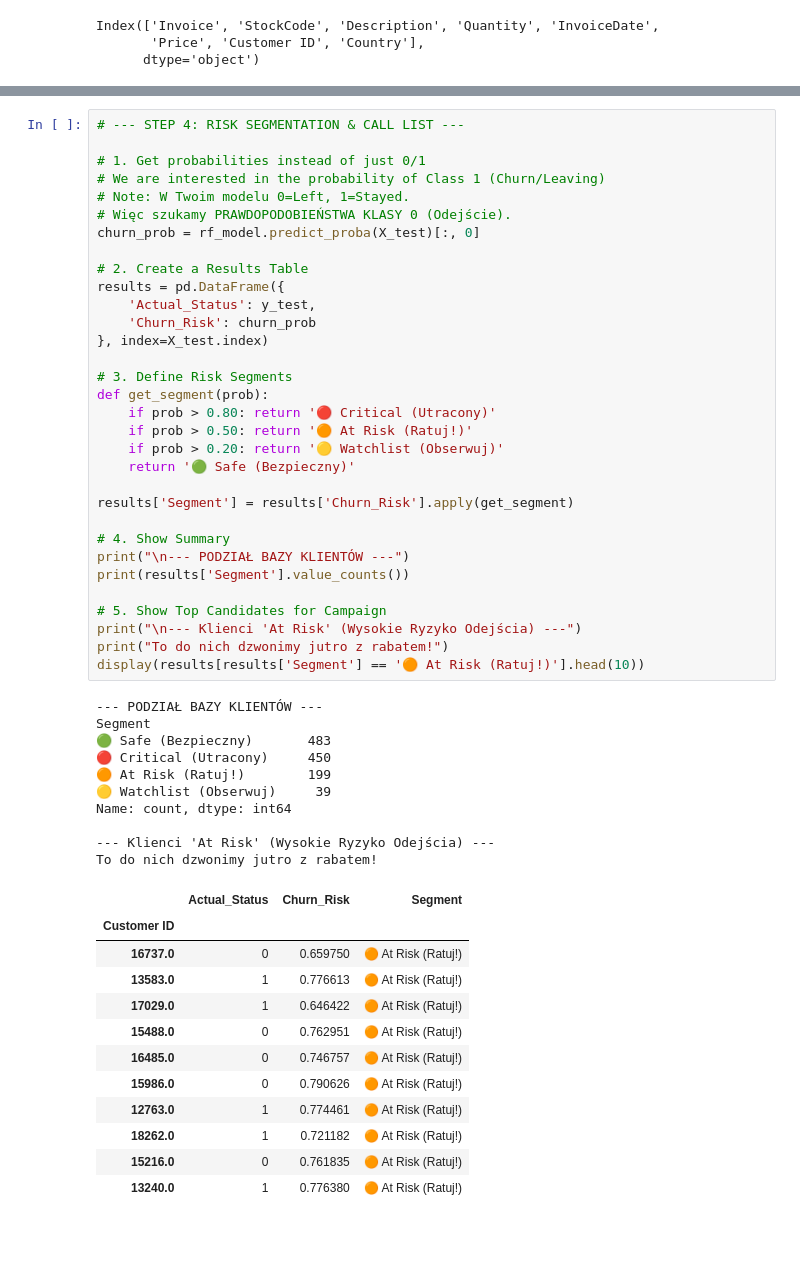
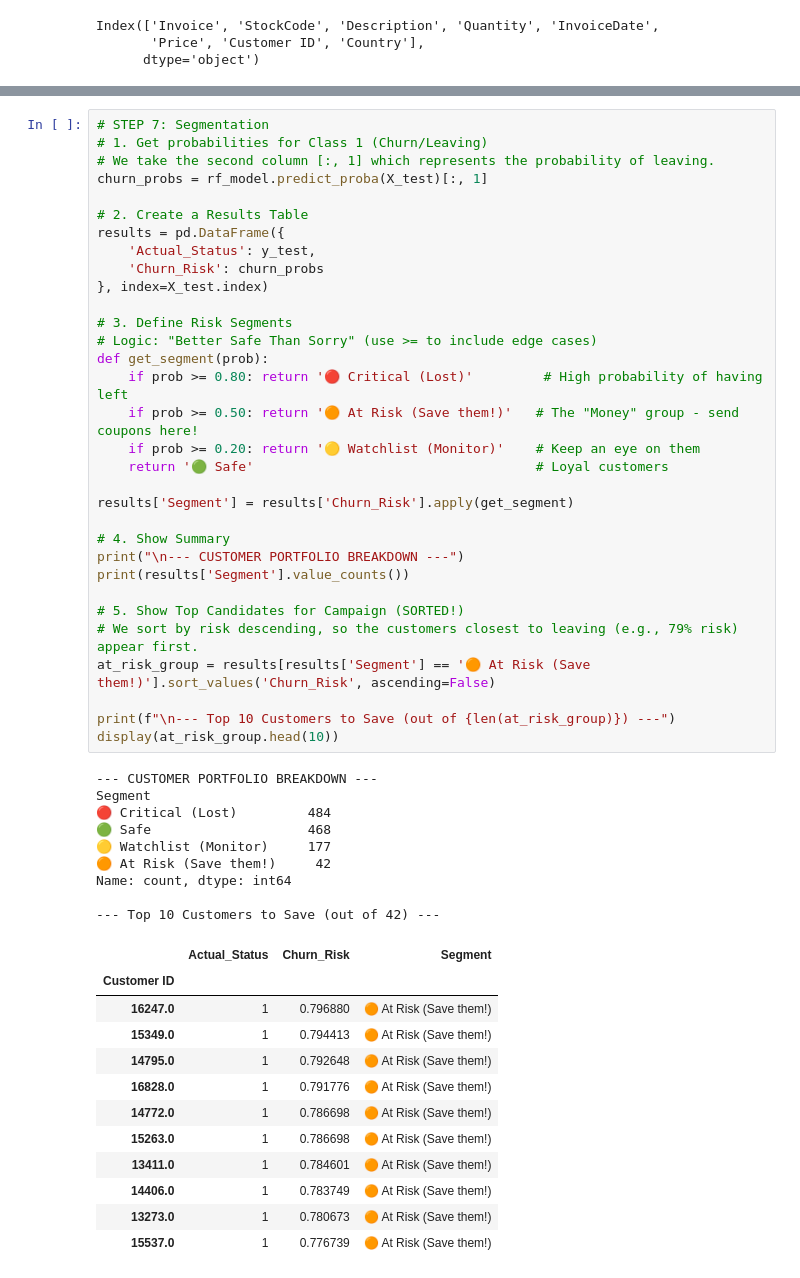
Before and after one commit to NovyQuant/Retention-Analysis-Churn-Risk-Scoring-System, a Jupyter notebook: Retention-Analysis.ipynb, the cells around one changed output, grey strips where cells are left out. Cells and saved outputs as stored; diff of their text form; blank space fills up the shorter version.

```diff
--- a/Retention-Analysis.ipynb
+++ b/Retention-Analysis.ipynb
@@ -235,55 +267,54 @@ print(feature_importance_df)
 # %%
-# --- STEP 4: RISK SEGMENTATION & CALL LIST ---
-
-# 1. Get probabilities instead of just 0/1
-# We are interested in the probability of Class 1 (Churn/Leaving)
-# Note: W Twoim modelu 0=Left, 1=Stayed.
-# Więc szukamy PRAWDOPODOBIEŃSTWA KLASY 0 (Odejście).
-churn_prob = rf_model.predict_proba(X_test)[:, 0]
+# STEP 7: Segmentation
+# 1. Get probabilities for Class 1 (Churn/Leaving)
+# We take the second column [:, 1] which represents the probability of leaving.
+churn_probs = rf_model.predict_proba(X_test)[:, 1]
 
 # 2. Create a Results Table
 results = pd.DataFrame({
     'Actual_Status': y_test,
-    'Churn_Risk': churn_prob
+    'Churn_Risk': churn_probs
 }, index=X_test.index)
 
 # 3. Define Risk Segments
+# Logic: "Better Safe Than Sorry" (use >= to include edge cases)
 def get_segment(prob):
-    if prob > 0.80: return '🔴 Critical (Utracony)'
-    if prob > 0.50: return '🟠 At Risk (Ratuj!)'
-    if prob > 0.20: return '🟡 Watchlist (Obserwuj)'
-    return '🟢 Safe (Bezpieczny)'
+    if prob >= 0.80: return '🔴 Critical (Lost)'         # High probability of having left
+    if prob >= 0.50: return '🟠 At Risk (Save them!)'   # The "Money" group - send coupons here!
+    if prob >= 0.20: return '🟡 Watchlist (Monitor)'    # Keep an eye on them
+    return '🟢 Safe'                                    # Loyal customers
 
 results['Segment'] = results['Churn_Risk'].apply(get_segment)
 
 # 4. Show Summary
-print("\n--- PODZIAŁ BAZY KLIENTÓW ---")
+print("\n--- CUSTOMER PORTFOLIO BREAKDOWN ---")
 print(results['Segment'].value_counts())
 
-# 5. Show Top Candidates for Campaign
-print("\n--- Klienci 'At Risk' (Wysokie Ryzyko Odejścia) ---")
-print("To do nich dzwonimy jutro z rabatem!")
-display(results[results['Segment'] == '🟠 At Risk (Ratuj!)'].head(10))
+# 5. Show Top Candidates for Campaign (SORTED!)
+# We sort by risk descending, so the customers closest to leaving (e.g., 79% risk) appear first.
+at_risk_group = results[results['Segment'] == '🟠 At Risk (Save them!)'].sort_values('Churn_Risk', ascending=False)
+
+print(f"\n--- Top 10 Customers to Save (out of {len(at_risk_group)}) ---")
+display(at_risk_group.head(10))
 # %% [output]
---- PODZIAŁ BAZY KLIENTÓW ---
+--- CUSTOMER PORTFOLIO BREAKDOWN ---
 Segment
-🟢 Safe (Bezpieczny)       483
-🔴 Critical (Utracony)     450
-🟠 At Risk (Ratuj!)        199
-🟡 Watchlist (Obserwuj)     39
+🔴 Critical (Lost)         484
+🟢 Safe                    468
+🟡 Watchlist (Monitor)     177
+🟠 At Risk (Save them!)     42
 Name: count, dtype: int64
 
---- Klienci 'At Risk' (Wysokie Ryzyko Odejścia) ---
-To do nich dzwonimy jutro z rabatem!
+--- Top 10 Customers to Save (out of 42) ---
 |  | Actual_Status | Churn_Risk | Segment |
 | Customer ID |  |  |  |
-| 16737.0 | 0 | 0.659750 | 🟠 At Risk (Ratuj!) |
-| 13583.0 | 1 | 0.776613 | 🟠 At Risk (Ratuj!) |
-| 17029.0 | 1 | 0.646422 | 🟠 At Risk (Ratuj!) |
-| 15488.0 | 0 | 0.762951 | 🟠 At Risk (Ratuj!) |
-| 16485.0 | 0 | 0.746757 | 🟠 At Risk (Ratuj!) |
-| 15986.0 | 0 | 0.790626 | 🟠 At Risk (Ratuj!) |
-| 12763.0 | 1 | 0.774461 | 🟠 At Risk (Ratuj!) |
-| 18262.0 | 1 | 0.721182 | 🟠 At Risk (Ratuj!) |
-| 15216.0 | 0 | 0.761835 | 🟠 At Risk (Ratuj!) |
-| 13240.0 | 1 | 0.776380 | 🟠 At Risk (Ratuj!) |
+| 16247.0 | 1 | 0.796880 | 🟠 At Risk (Save them!) |
+| 15349.0 | 1 | 0.794413 | 🟠 At Risk (Save them!) |
+| 14795.0 | 1 | 0.792648 | 🟠 At Risk (Save them!) |
+| 16828.0 | 1 | 0.791776 | 🟠 At Risk (Save them!) |
+| 14772.0 | 1 | 0.786698 | 🟠 At Risk (Save them!) |
+| 15263.0 | 1 | 0.786698 | 🟠 At Risk (Save them!) |
+| 13411.0 | 1 | 0.784601 | 🟠 At Risk (Save them!) |
+| 14406.0 | 1 | 0.783749 | 🟠 At Risk (Save them!) |
+| 13273.0 | 1 | 0.780673 | 🟠 At Risk (Save them!) |
+| 15537.0 | 1 | 0.776739 | 🟠 At Risk (Save them!) |
```
Also changed, not shown: parts of 11 cells of this notebook.
